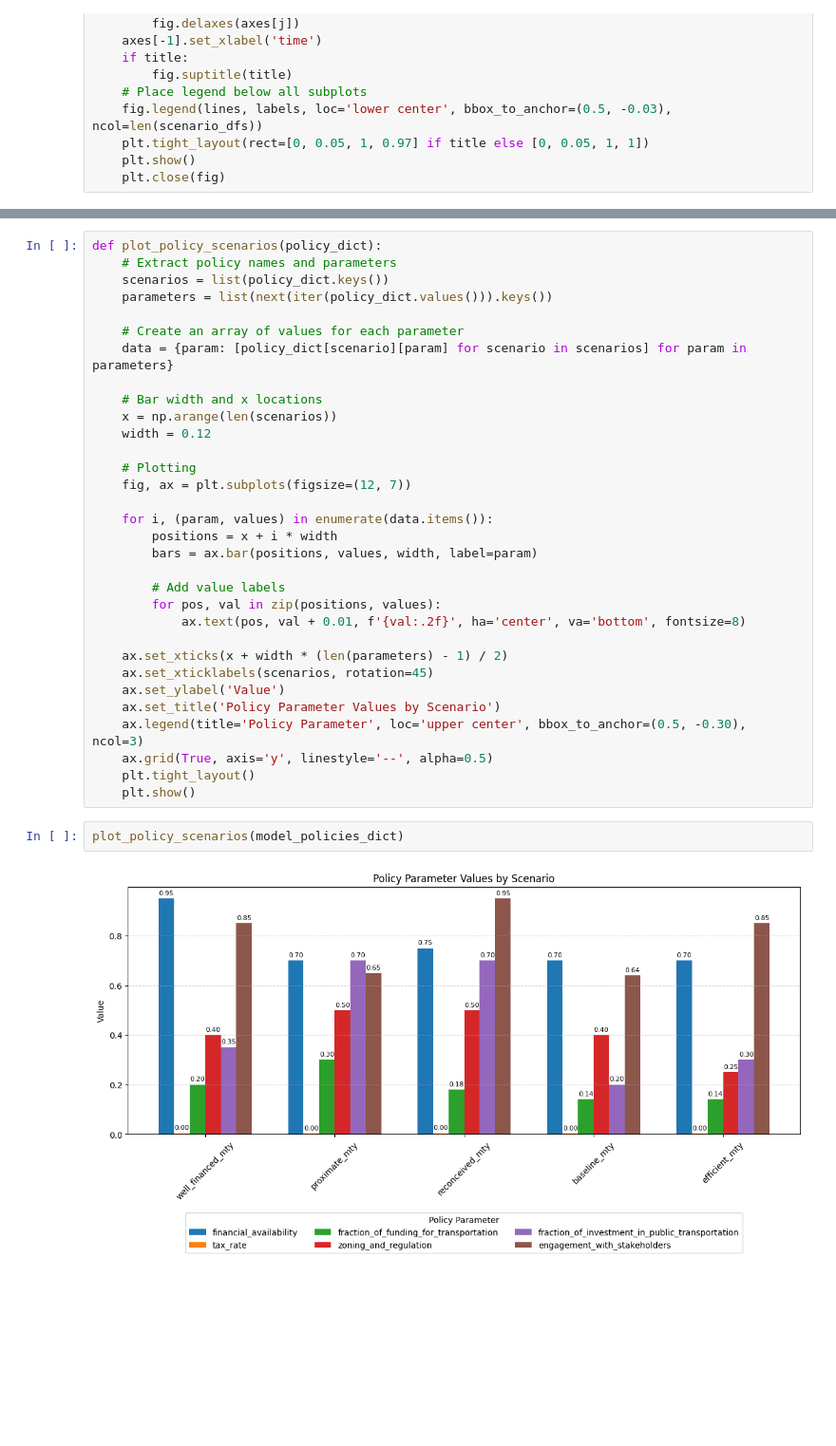
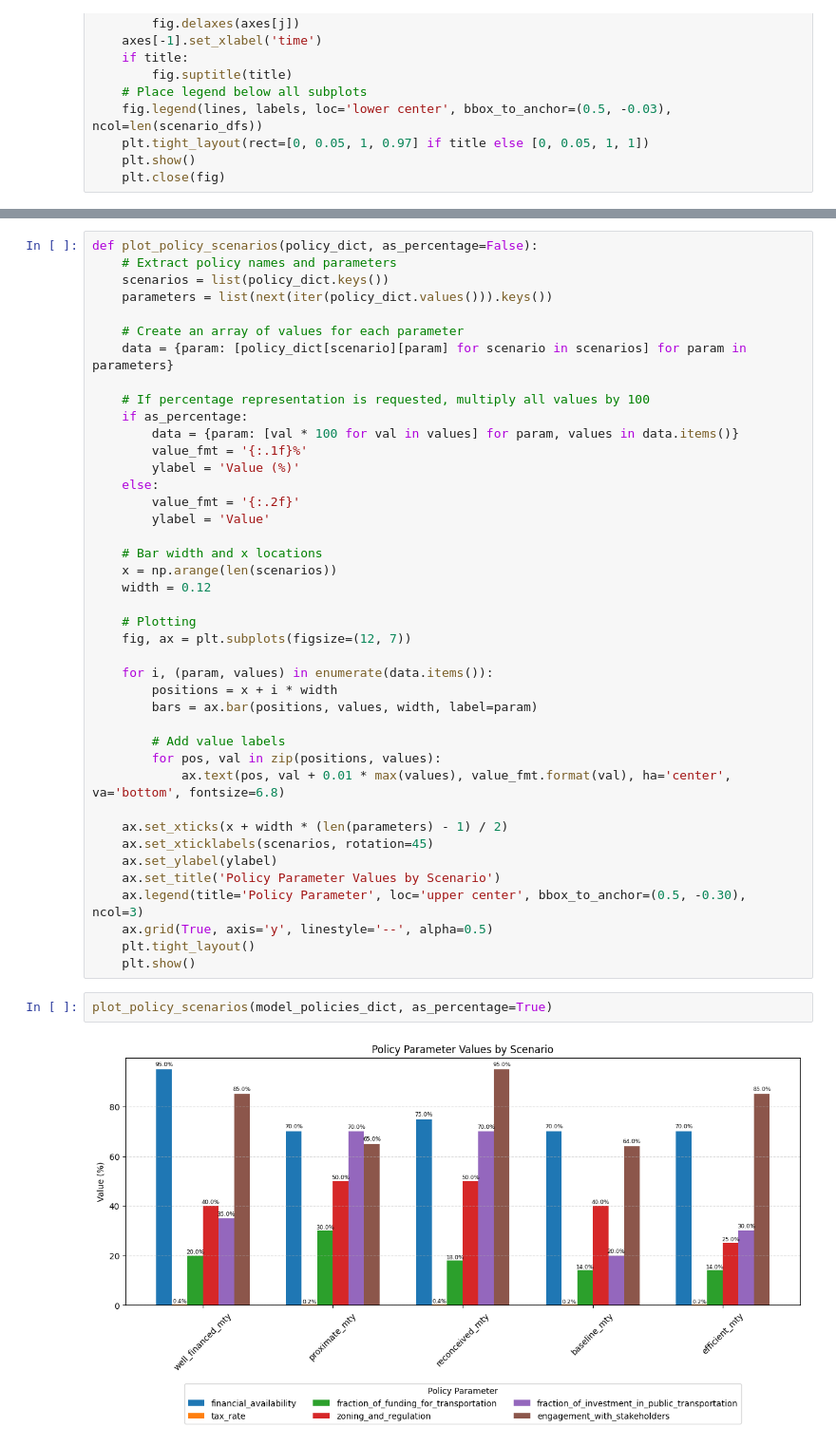
Before and after one commit to JuanRobledo12/housing_sd_model, a Jupyter notebook: sd_model/python_ver/run_scenarios.ipynb, the cells around one changed output, grey strips where cells are left out. Shown at 95% size. Saved outputs shown, nothing was run; the diff lists cells and outputs as text; blank space fills up the shorter version.

```diff
--- a/sd_model/python_ver/run_scenarios.ipynb
+++ b/sd_model/python_ver/run_scenarios.ipynb
@@ -176,11 +172,20 @@ plot_time_series_subplots_compare(scenario_data, relevant_ouput_fields)
 # %%
-def plot_policy_scenarios(policy_dict):
+def plot_policy_scenarios(policy_dict, as_percentage=False):
     # Extract policy names and parameters
     scenarios = list(policy_dict.keys())
     parameters = list(next(iter(policy_dict.values())).keys())
 
     # Create an array of values for each parameter
     data = {param: [policy_dict[scenario][param] for scenario in scenarios] for param in parameters}
+
+    # If percentage representation is requested, multiply all values by 100
+    if as_percentage:
+        data = {param: [val * 100 for val in values] for param, values in data.items()}
+        value_fmt = '{:.1f}%'
+        ylabel = 'Value (%)'
+    else:
+        value_fmt = '{:.2f}'
+        ylabel = 'Value'
 
     # Bar width and x locations
     x = np.arange(len(scenarios))
@@ -195,17 +200,17 @@ def plot_policy_scenarios(policy_dict):
 
         # Add value labels
         for pos, val in zip(positions, values):
-            ax.text(pos, val + 0.01, f'{val:.2f}', ha='center', va='bottom', fontsize=8)
+            ax.text(pos, val + 0.01 * max(values), value_fmt.format(val), ha='center', va='bottom', fontsize=6.8)
 
     ax.set_xticks(x + width * (len(parameters) - 1) / 2)
     ax.set_xticklabels(scenarios, rotation=45)
-    ax.set_ylabel('Value')
+    ax.set_ylabel(ylabel)
     ax.set_title('Policy Parameter Values by Scenario')
     ax.legend(title='Policy Parameter', loc='upper center', bbox_to_anchor=(0.5, -0.30), ncol=3)
     ax.grid(True, axis='y', linestyle='--', alpha=0.5)
     plt.tight_layout()
     plt.show()
 # %%
-plot_policy_scenarios(model_policies_dict)
+plot_policy_scenarios(model_policies_dict, as_percentage=True)
 # %% [output]
-[figure, old version]
+[figure, new version]
```
Also changed, not shown: parts of 3 cells of this notebook, 1 other file.
